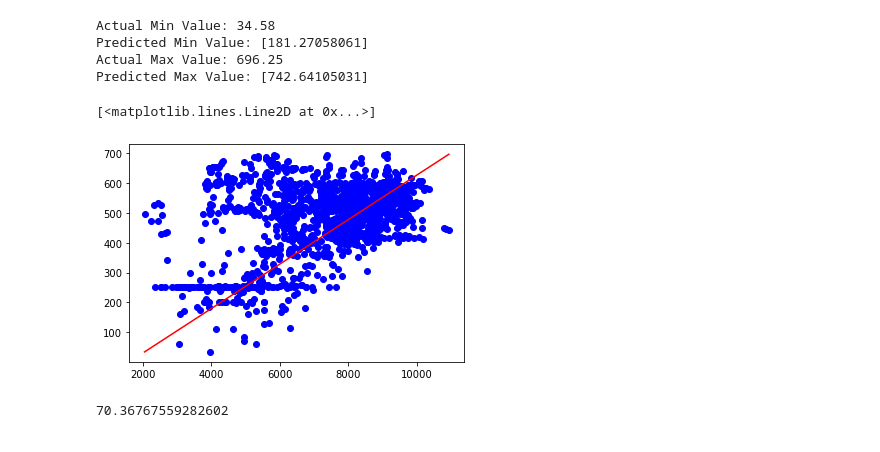
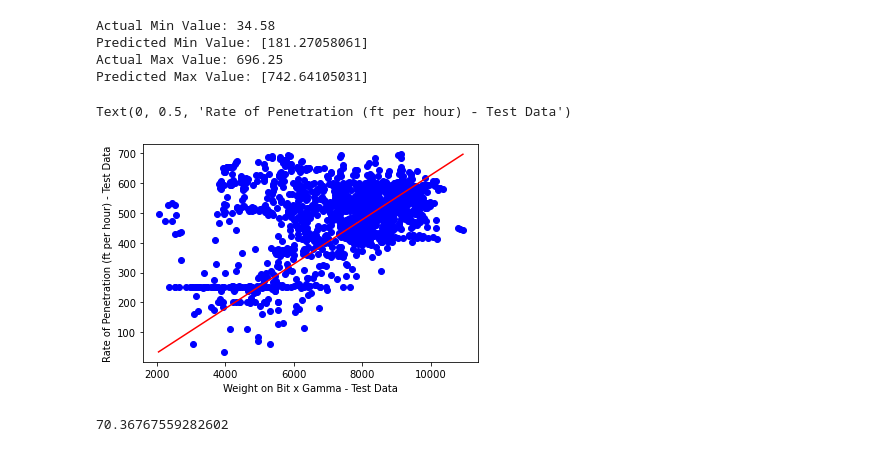
Before and after one commit to mikemcd4/Drilling_ML, a Jupyter notebook: Machine learning models/ml_model-ACTUAL.ipynb, the cells around one changed output. Saved outputs shown, nothing was run; the diff lists cells and outputs as text; code cells hidden in the pictures.

```diff
--- a/Machine learning models/ml_model-ACTUAL.ipynb
+++ b/Machine learning models/ml_model-ACTUAL.ipynb
@@ -179,7 +179,9 @@ Predicted Max Value: [742.64105031]
 # %%
 # plot test data vs actual data
 plt.scatter(x_test_data, y_test_data, c='blue')
 plt.plot([x_min, x_max], [y_min_actual, y_max_actual], c='red')
+plt.xlabel("Weight on Bit x Gamma - Test Data")
+plt.ylabel("Rate of Penetration (ft per hour) - Test Data")
 # %% [output]
-[<matplotlib.lines.Line2D at 0x...>]
+Text(0, 0.5, 'Rate of Penetration (ft per hour) - Test Data')
-[figure, old version]
+[figure, new version]
```
Also changed, not shown: parts of 2 cells of this notebook, 1 other file.
